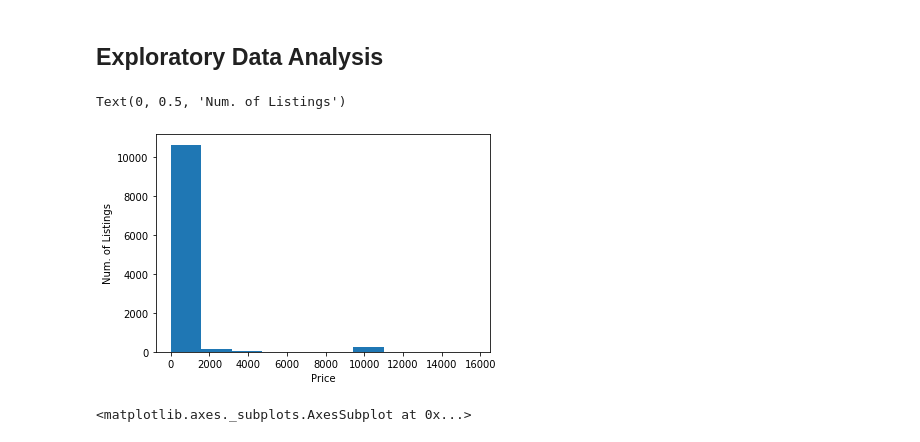
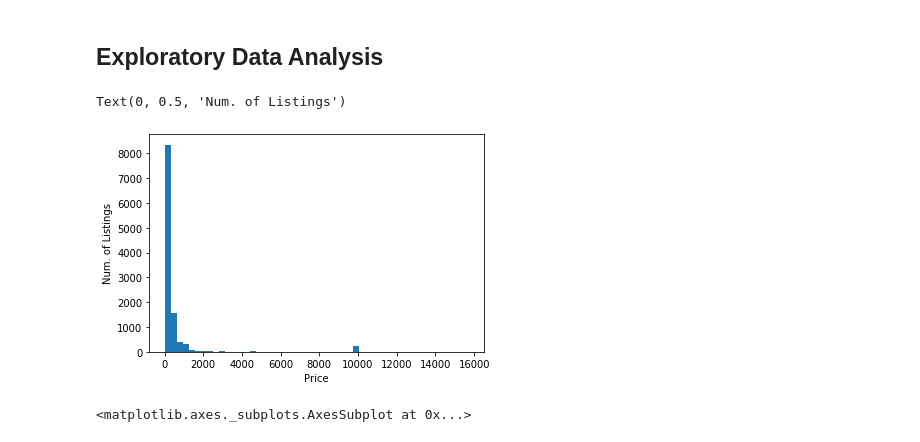
Before and after one commit to hank-butler/Second-Capstone, a Jupyter notebook: Second_Capstone.ipynb, the cells around one changed output. Cells and saved outputs as stored; diff of their text form; code cells hidden in the pictures.

```diff
--- a/Second_Capstone.ipynb
+++ b/Second_Capstone.ipynb
@@ -155,12 +154,12 @@ Categories (4, object): [Entire home/apt, Private room, Hotel room, Shared room]
 # %% [markdown]
 ## Exploratory Data Analysis
 # %%
-plt.hist(df['price'], bins=10)
+plt.hist(df['price'], bins=50)
 plt.xlabel('Price')
 plt.ylabel('Num. of Listings')
 # %% [output]
 Text(0, 0.5, 'Num. of Listings')
-[figure, old version]
+[figure, new version]
 # %%
 # boxplot
 fig_dims = (10, 10)
```
Also changed, not shown: parts of 13 cells of this notebook.
